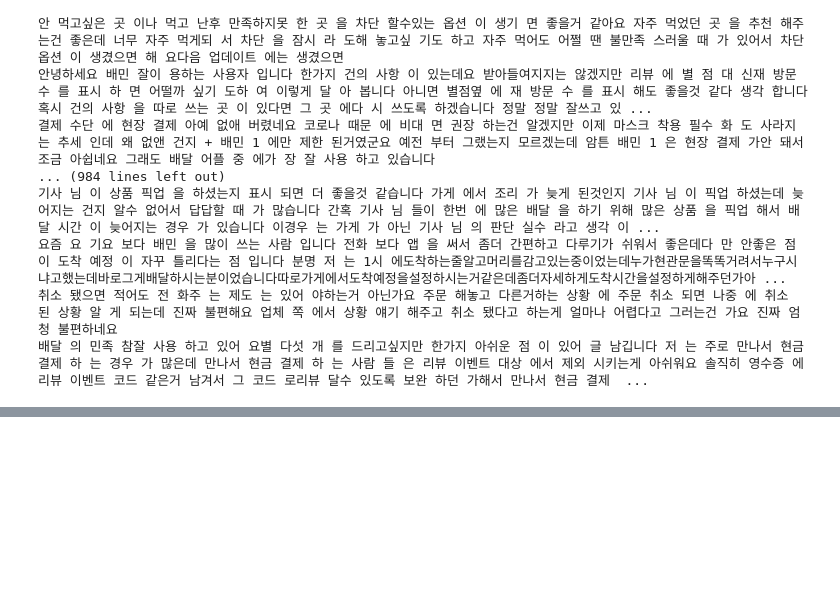
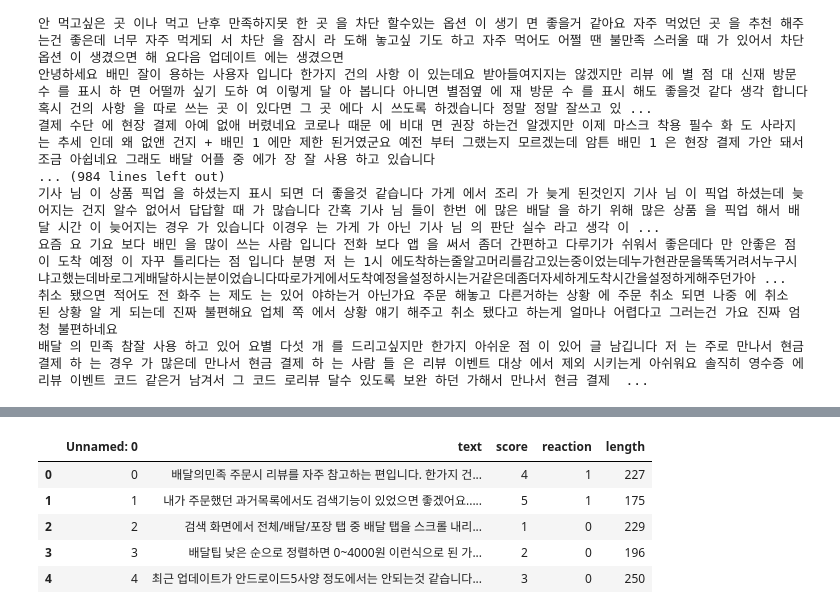
Before and after one commit to walker0625/machine-learning, a Jupyter notebook: lda.ipynb, the cells around one changed output, grey strips where cells are left out. Cells and saved outputs as stored; diff of their text form; code cells hidden in the pictures; blank space fills up the shorter version.

```diff
--- a/lda.ipynb
+++ b/lda.ipynb
@@ -55,0 +221,12 @@ vectorizer = CountVectorizer(
+# %%
+# 너무 긴 리뷰는 분석의 유효성을 해침(1. 단어 종류가 너무 많아짐 2. 0이 많아짐) - 히스토그램으로 확인하여 수정/삭제 필요
+
+data['length'] = data['text'].str.len()
+data.head()
+# %% [output]
+|  | Unnamed: 0 | text | score | reaction | length |
+| 0 | 0 | 배달의민족 주문시 리뷰를 자주 참고하는 편입니다. 한가지 건... | 4 | 1 | 227 |
+| 1 | 1 | 내가 주문했던 과거목록에서도 검색기능이 있었으면 좋겠어요..... | 5 | 1 | 175 |
+| 2 | 2 | 검색 화면에서 전체/배달/포장 탭 중 배달 탭을 스크롤 내리... | 1 | 0 | 229 |
+| 3 | 3 | 배달팁 낮은 순으로 정렬하면 0~4000원 이런식으로 된 가... | 2 | 0 | 196 |
+| 4 | 4 | 최근 업데이트가 안드로이드5사양 정도에서는 안되는것 같습니다... | 3 | 0 | 250 |
```
Also changed, not shown: parts of 23 cells of this notebook, 3 other files.
